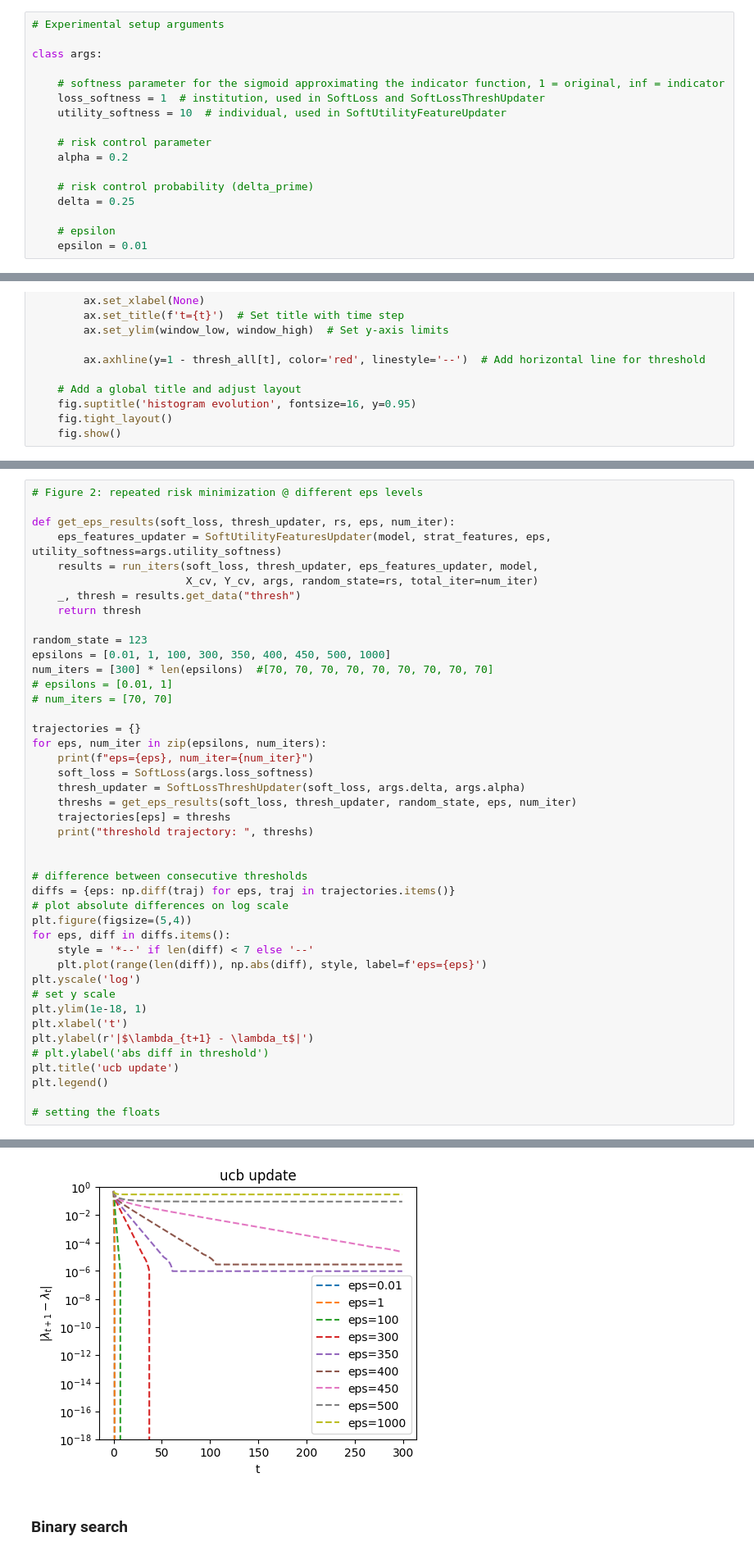
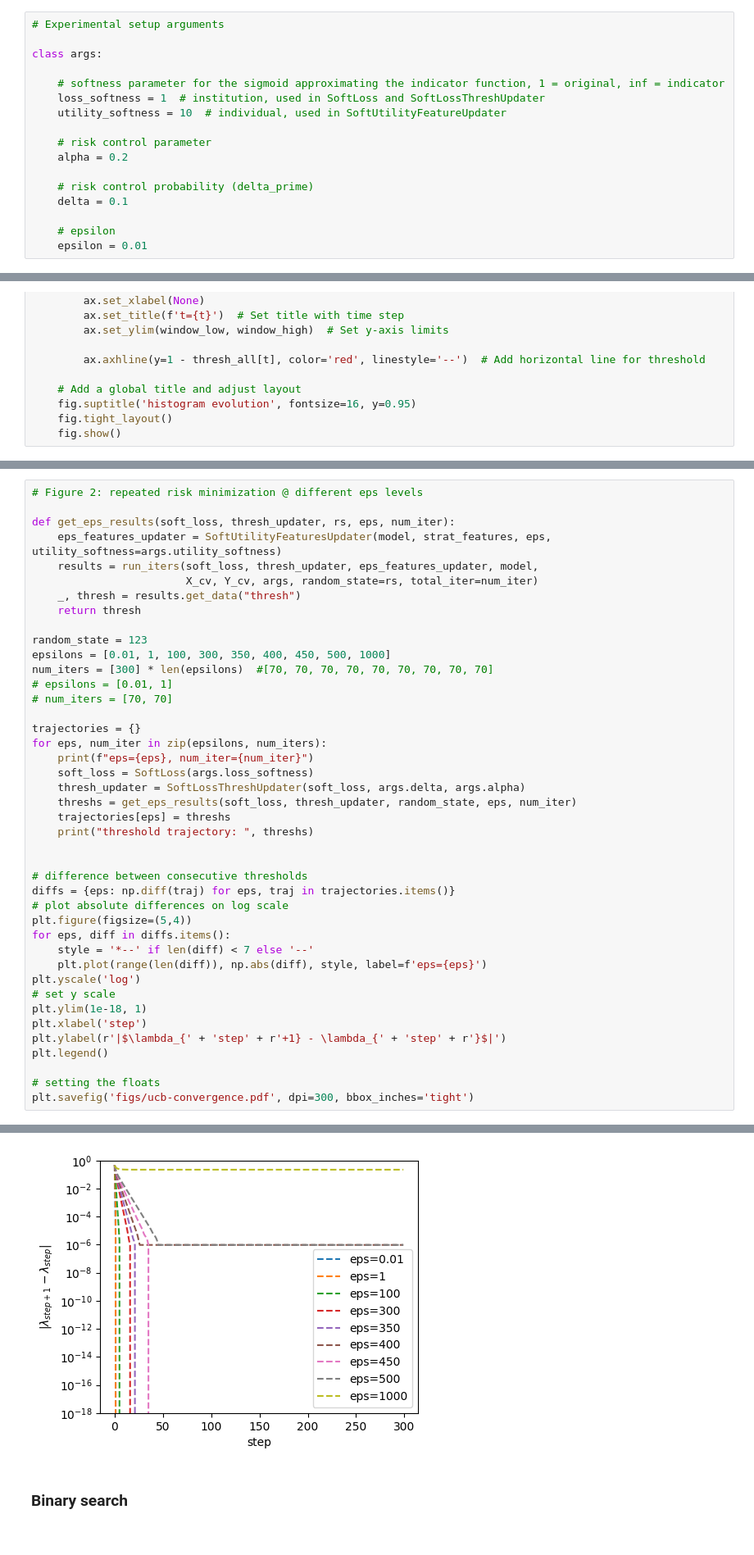
Before and after one commit to livctr/rcpp, a Jupyter notebook: credit-scoring/rcpp.ipynb, the cells around one changed output, grey strips where cells are left out. Shown at 82% size. Cells and saved outputs as stored; diff of their text form.

```diff
--- a/credit-scoring/rcpp.ipynb
+++ b/credit-scoring/rcpp.ipynb
@@ -25,7 +25,7 @@ class args:
     alpha = 0.2
 
     # risk control probability (delta_prime)
-    delta = 0.25
+    delta = 0.1
 
     # epsilon
     epsilon = 0.01
@@ -468,12 +469,11 @@ for eps, diff in diffs.items():
 plt.yscale('log')
 # set y scale
 plt.ylim(1e-18, 1)
-plt.xlabel('t')
-plt.ylabel(r'|$\lambda_{t+1} - \lambda_t$|')
-# plt.ylabel('abs diff in threshold')
-plt.title('ucb update')
+plt.xlabel('step')
+plt.ylabel(r'|$\lambda_{' + 'step' + r'+1} - \lambda_{' + 'step' + r'}$|')
 plt.legend()
 
 # setting the floats
+plt.savefig('figs/ucb-convergence.pdf', dpi=300, bbox_inches='tight')
 # %% [output]
 eps=0.01, num_iter=300
@@ -498,4 +497,4 @@ threshold trajectory:  (1.0, 0.5400261878967285, 0.9131674766540527, 0.585602283
-[figure, old version]
+[figure, new version]
 # %% [markdown]
 ### Binary search
 # %%
```
Also changed, not shown: parts of 9 cells of this notebook, 3 other files.
